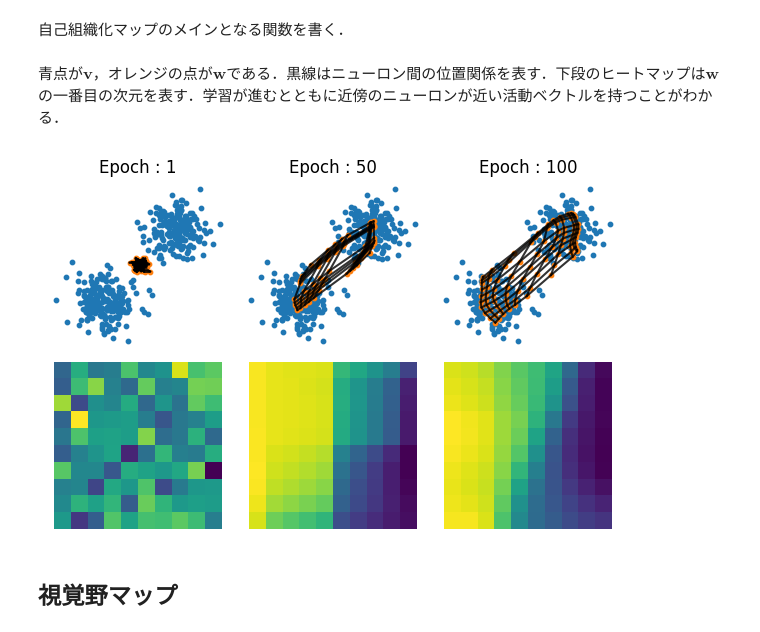
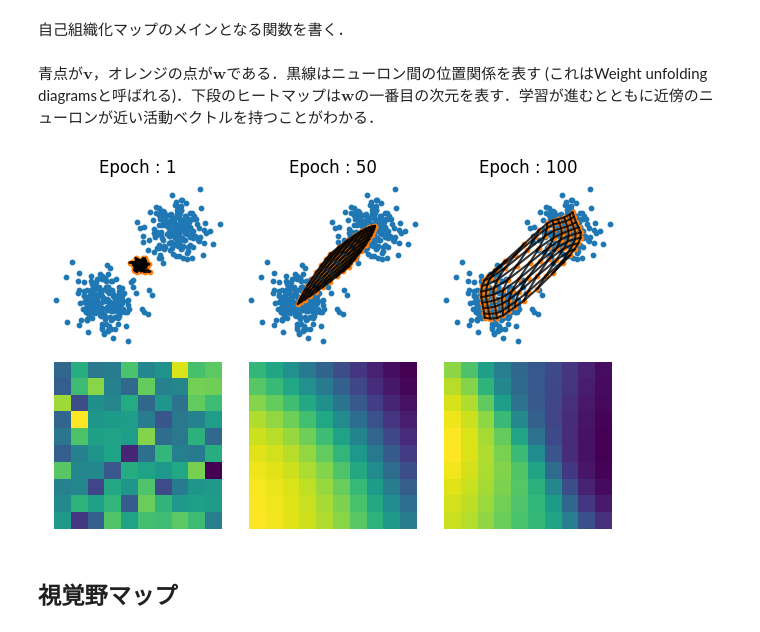
Before and after one commit to compneuro-julia/compneuro-julia-management, a Jupyter notebook: contents/local-learning-rule/self-organizing-map.ipynb, the cells around one changed output. Drawn from its saved outputs; the diff is of its cells as text; code cells hidden in the pictures.

```diff
--- a/contents/local-learning-rule/self-organizing-map.ipynb
+++ b/contents/local-learning-rule/self-organizing-map.ipynb
@@ -55,8 +56,11 @@ w = σw*randn(map_width, map_width, dims) .+ 0.5;
 # %%
 function plot_som(v, w)
+    M, dims = size(w)
+    map_width = Int(sqrt(M))
+    rw = reshape(w, (map_width, map_width, dims))
     scatter(v[:, 1], v[:, 2], s=10)
-    plot(w[:, :, 1], w[:, :, 2], "k", alpha=0.8); plot(w[:, :, 1]', w[:, :, 2]', "k", alpha=0.8)
-    scatter(w[:, :, 1], w[:, :, 2], s=10) # w[i, j, 1]とw[i, j, 2]の点をプロット
+    plot(rw[:, :, 1], rw[:, :, 2], "k", alpha=0.8); plot(rw[:, :, 1]', rw[:, :, 2]', "k", alpha=0.8)
+    scatter(w[:, 1], w[:, 2], s=10) # w[i, j, 1]とw[i, j, 2]の点をプロット
 end;
 # %% [markdown]
 近傍関数 (neighborhood function)のための二次元ガウス関数を実装する．Winnerニューロンからの距離に応じて値が減弱する関数である．ここでは一つの入力に対して全てのニューロンの活動ベクトルを更新するということはせず，winner neuronの近傍のニューロンのみ更新を行う．つまり，更新においてはglobalではなくlocalな処理のみを行うということである （Winner neuronの決定にはWTAによるglobalな評価が必要ではあるが）．
@@ -72,49 +67,55 @@ end;
 # %% [markdown]
 自己組織化マップのメインとなる関数を書く．
 # %%
-function SOM!(v, w; α0=1.0, σ0=6, T=500)
+function SOM!(v, w; α0=1.0, σ0=6, T=500, DistMat=nothing)
     # α0: update rate, σ0 : width, T : training steps
-    map_width = size(w)[1]
+    M = size(w)[1]
+    map_width = Int(sqrt(M))
     N = size(v)[1]
     w_history = [copy(w)] # history of w
+
+    if DistMat == nothing
+        pos = hcat([[i, j] for i in 1:map_width for j in 1:map_width]...)
+        DistMat = hcat([sum((pos .- pos[:, i]) .^2, dims=1)' for i in 1:M]...); #'
+    end
+
     @showprogress for t in 1:T
         α = α0 * (1 - t/T); # update rate
-        σ = (σ0 - 1) * (1 - t/T) + 1; # decay from large to small
-        wm = ceil(Int, σ)
-        h = gaussian_mask(2wm+1, 2wm+1, σ=σ);
+        σ = (σ0 - 1) * (1 - t/T) + 1; # decay from large to small (avoid zero)
+        expDist = exp.(-DistMat / (2.0(σ^2)))
+        sed = sum(expDist, dims=1)
+        expDist ./= maximum(sed)
         # loop for the N inputs
         for i in 1:N
-            dist = sum([(v[i, j] .- w[:, :, j]).^2 for j in 1:dims]) # distance between input and neurons
-            win_idx = argmin(dist) # winner index
-            idx = [max(1,win_idx[j] - wm):min(map_width, win_idx[j] + wm) for j in 1:2] # neighbor indices
+            dist = sum((v[i, :]' .- w).^2, dims=2) # distance between input and neurons
+            win_idx = argmin(dist)[1] # winner index
             # update the winner & neighbor neuron
-            η = α * h[1:length(idx[1]), 1:length(idx[2])]
-            for j in 1:dims
-                w[idx..., j] += η .* (v[i, j] .- w[idx..., j])
-            end
+            ed = expDist[win_idx, :]
+            η = α * ed #/ sum(ed)
+            w[:, :] += η .* (v[i, :]' .- w)
         end
         append!(w_history, [copy(w)]) # save w
     end
     return w_history
 end;
 # %%
-w_history = SOM!(v, w, α0=1.0, σ0=6, T=100);
+w_history = SOM!(v, w, α0=1.5, σ0=6, T=100);
 # %% [markdown]
-青点が$\mathbf{v}$，オレンジの点が$\mathbf{w}$である．黒線はニューロン間の位置関係を表す．下段のヒートマップは$\mathbf{w}$の一番目の次元を表す．学習が進むとともに近傍のニューロンが近い活動ベクトルを持つことがわかる．
+青点が$\mathbf{v}$，オレンジの点が$\mathbf{w}$である．黒線はニューロン間の位置関係を表す (これはWeight unfolding diagramsと呼ばれる)．下段のヒートマップは$\mathbf{w}$の一番目の次元を表す．学習が進むとともに近傍のニューロンが近い活動ベクトルを持つことがわかる．
 # %%
 figure(figsize=(6, 4))
 idx = [1, 50, 100]
 for i in 1:length(idx)
     wh = w_history[idx[i]]
     subplot(2,length(idx),i)
     title("Epoch : "*string(idx[i]))
     plot_som(v, wh); axis("off")
     subplot(2,length(idx),i+length(idx))
-    imshow(wh[:, :, 1]); axis("off")
+    imshow(reshape(wh[:, 1], (10, 10))); axis("off")
 end
 tight_layout()
 # %% [output]
-[figure, old version]
+[figure, new version]
 # %% [markdown]
 ## 視覚野マップ
 # %% [markdown]
```
Also changed, not shown: parts of 6 cells of this notebook, 7 other files.
